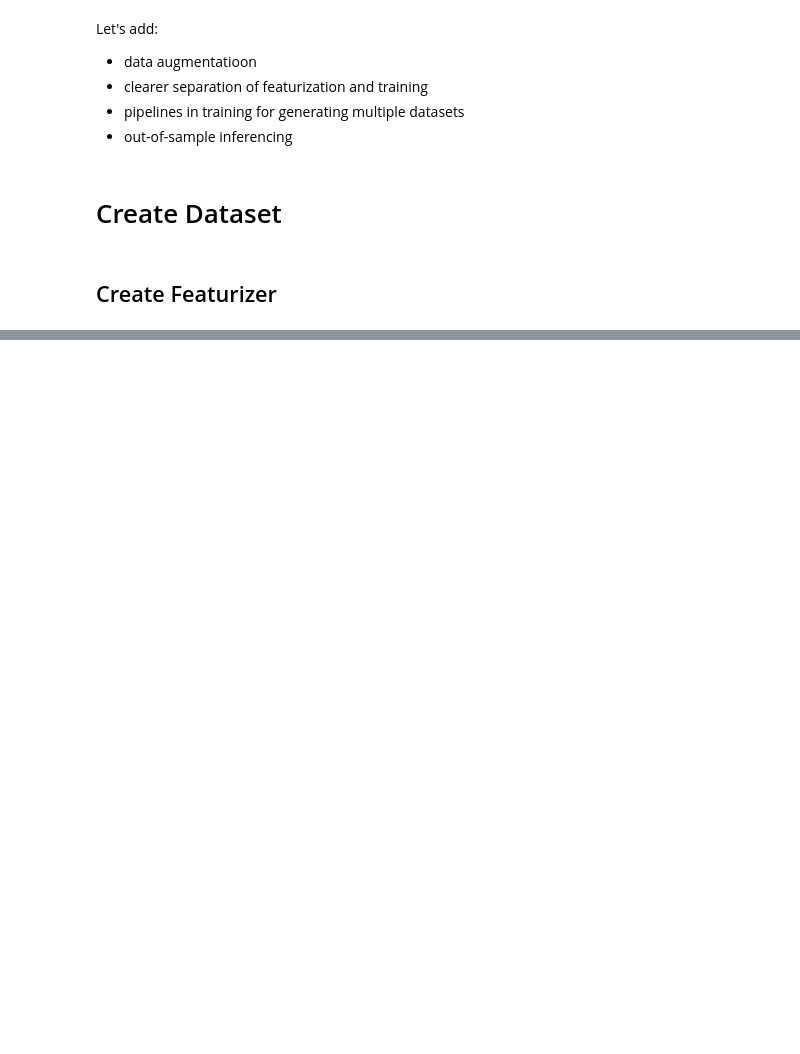
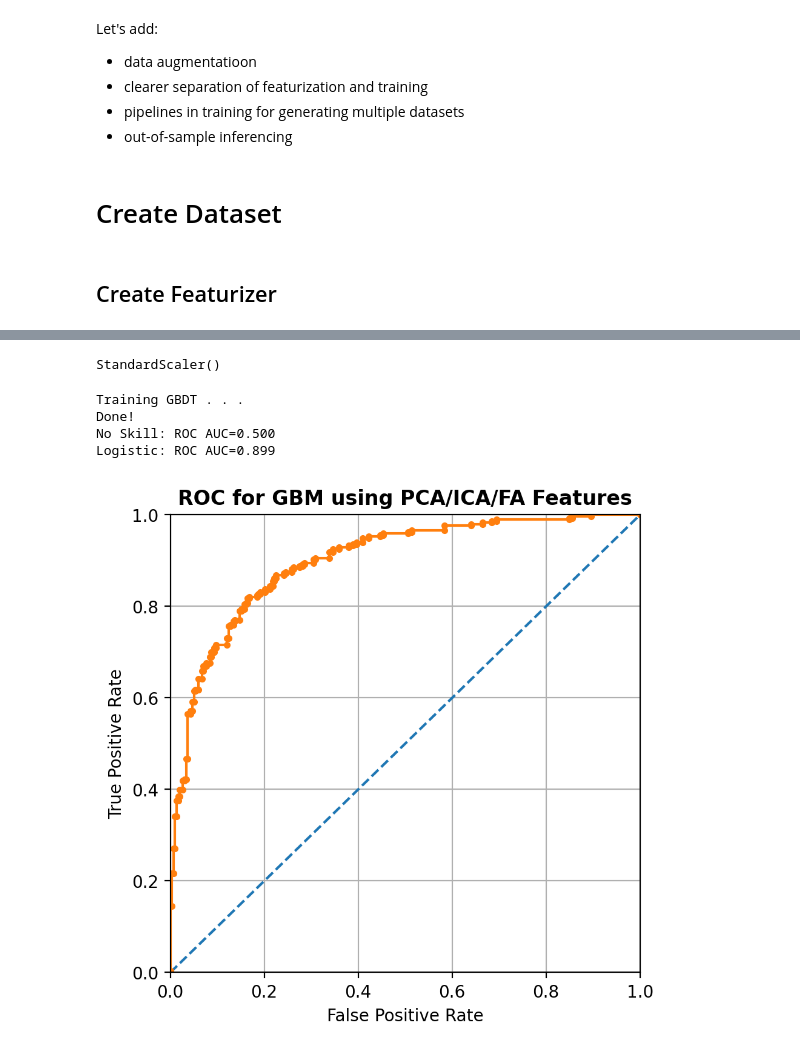
Before and after one commit to HealthHackAu2020/CryoFilter, a Jupyter notebook: features/MultiData.ipynb, the cells around one changed output, grey strips where cells are left out. Saved outputs shown, nothing was run; the diff lists cells and outputs as text; code cells hidden in the pictures; blank space fills up the shorter version.

```diff
--- a/features/MultiData.ipynb
+++ b/features/MultiData.ipynb
@@ -686,0 +756,13 @@ cv2.pyrDown(data['good'][0]).shape
+# %%
+class TestTrainSplitter():
+    def __init__(self, X, Y, test_size=0.3, random_state=0):
+        self.random_state = random_state
+        self.test_size = 0.3
+        self.X_train, self.X_test, self.y_train, self.y_test = train_test_split(X, Y, test_size=self.test_size, random_state=self.random_state)
+
+    def augment_train(self, augmenter):
+        self.X_train = augmenter.aug(self.X_train)
+        self.y_train = np.tile(self.y_train, augmenter.n_rounds+1)
+# %%
+TTS = TestTrainSplitter(data_all, target_labels)
+TTS.augment_train(augmenter)
@@ -686,0 +773,4 @@ cv2.pyrDown(data['good'][0]).shape
+# %%
+# Get coeffs for Train/Test
+L_train, C_train = P.getCoeffs(TTS.X_train)
+L_test, C_test = P.getCoeffs(TTS.X_test)
@@ -686,0 +795,16 @@ cv2.pyrDown(data['good'][0]).shape
+# %%
+# Normalise coeffs
+c_scaler = StandardScaler()
+c_scaler.fit(np.concatenate([C_train, C_test], axis=0))
+# %% [output]
+StandardScaler()
+# %%
+G = GBDT_PreTTS(c_scaler.transform(C_train), c_scaler.transform(C_test), TTS.y_train, TTS.y_test, x_labels=L_train)
+G.train()
+G.plotROC()
+# %% [output]
+Training GBDT . . .
+Done!
+No Skill: ROC AUC=0.500
+Logistic: ROC AUC=0.899
+[figure, added]
```
Also changed, not shown: parts of 28 cells of this notebook.
